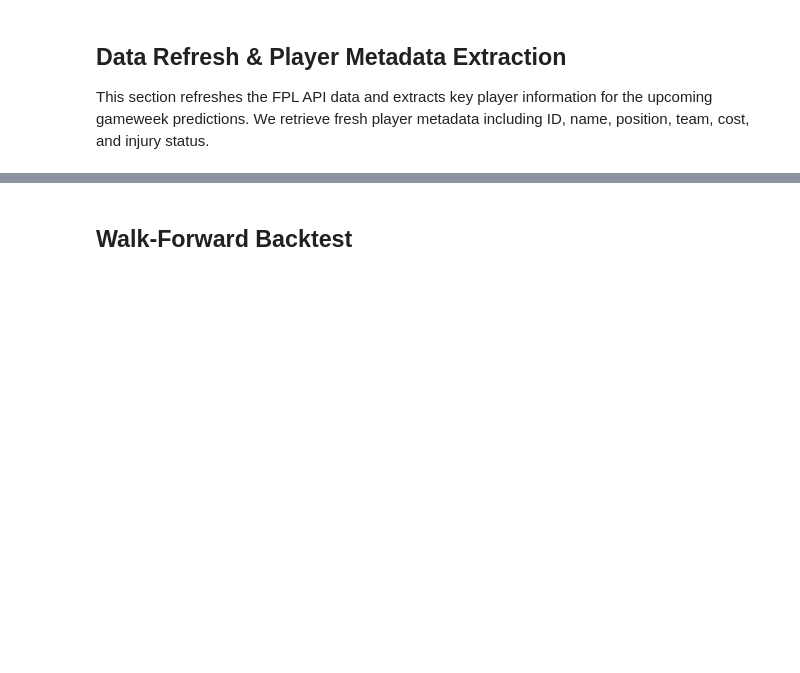
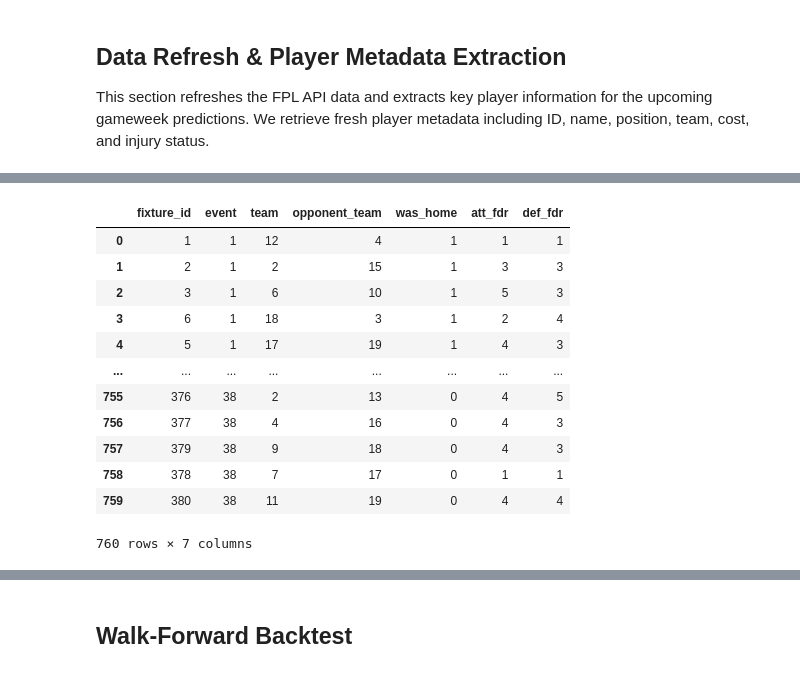
Before and after one commit to Adham-Elzawawi/Fantasy-Premier-League, a Jupyter notebook: FPL.ipynb, the cells around one changed output, grey strips where cells are left out. Saved outputs shown, nothing was run; the diff lists cells and outputs as text; code cells hidden in the pictures; blank space fills up the shorter version.

```diff
--- a/FPL.ipynb
+++ b/FPL.ipynb
@@ -721,0 +922,17 @@ role      player pos team team     opp  cost  pred_gw_pts  gw_score
+# %%
+fdr_gw = dynamic_fdr_long(fixtures_df, ratings_gw)
+fdr_gw
+# %% [output]
+|  | fixture_id | event | team | opponent_team | was_home | att_fdr | def_fdr |
+| 0 | 1 | 1 | 12 | 4 | 1 | 1 | 1 |
+| 1 | 2 | 1 | 2 | 15 | 1 | 3 | 3 |
+| 2 | 3 | 1 | 6 | 10 | 1 | 5 | 3 |
+| 3 | 6 | 1 | 18 | 3 | 1 | 2 | 4 |
+| 4 | 5 | 1 | 17 | 19 | 1 | 4 | 3 |
+| ... | ... | ... | ... | ... | ... | ... | ... |
+| 755 | 376 | 38 | 2 | 13 | 0 | 4 | 5 |
+| 756 | 377 | 38 | 4 | 16 | 0 | 4 | 3 |
+| 757 | 379 | 38 | 9 | 18 | 0 | 4 | 3 |
+| 758 | 378 | 38 | 7 | 17 | 0 | 1 | 1 |
+| 759 | 380 | 38 | 11 | 19 | 0 | 4 | 4 |
+760 rows × 7 columns
```
Also changed, not shown: parts of 11 cells of this notebook, 2 other files.
